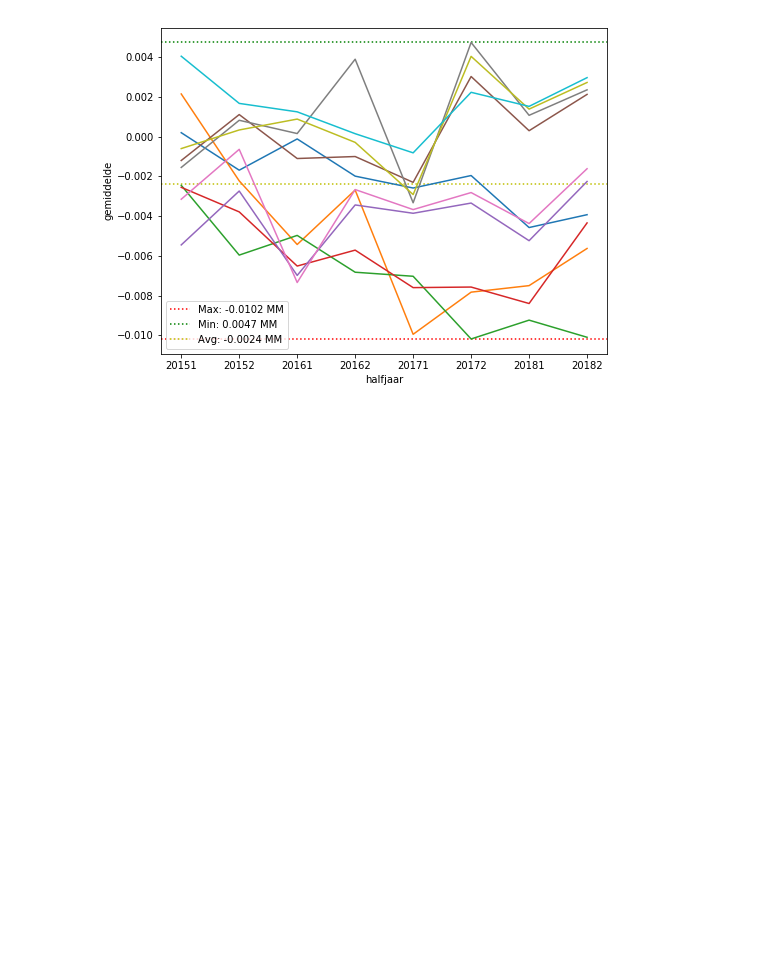
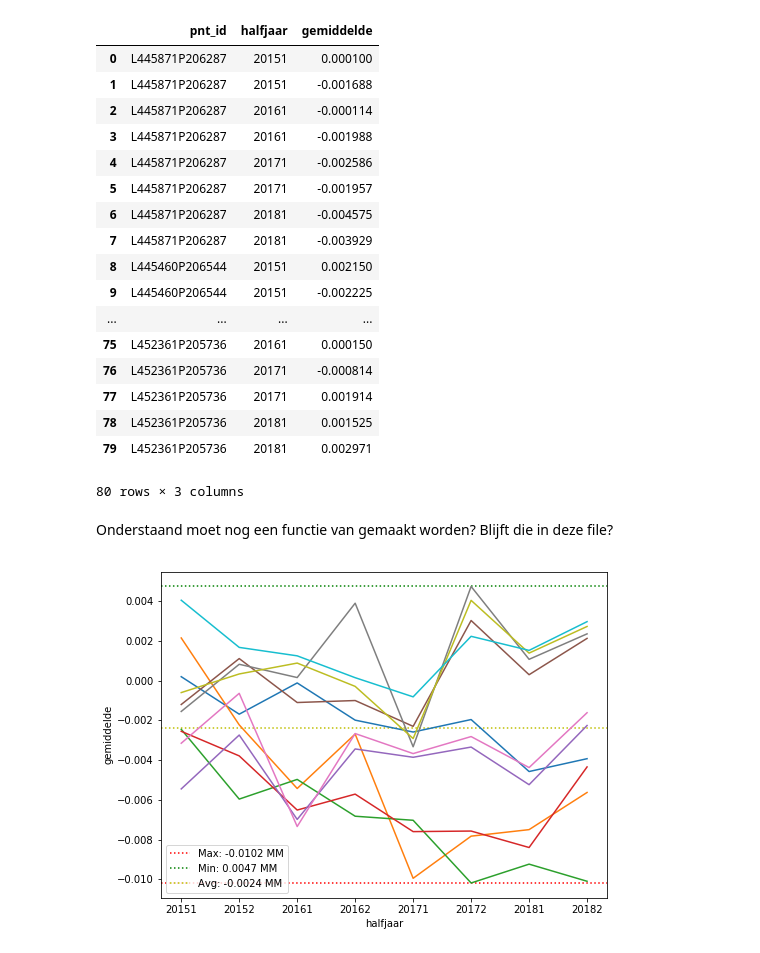
Before and after one commit to Jellybean12/Groepje-C3, a Jupyter notebook: gemiddelde_daling_per_halfjaar.ipynb, the cells around one changed output. Cells and saved outputs as stored; diff of their text form; code cells hidden in the pictures; blank space fills up the shorter version.

```diff
--- a/gemiddelde_daling_per_halfjaar.ipynb
+++ b/gemiddelde_daling_per_halfjaar.ipynb
@@ -8,6 +8,5 @@ import math
 import matplotlib.pyplot as plt
 # %%
 engine = create_engine('postgresql://postgres:Welkom01!@10.30.1.10:5432/POC')
-#query = "SELECT * FROM meting WHERE pnt_id = 'L445871P206287' OR pnt_id = 'L445561P206558'"
-query = """SELECT * FROM meting WHERE pnt_id IN (SELECT pnt_id FROM locatie WHERE locatie = 'Hammerflier' LIMIT 10) AND meting !='0'"""
+query = """SELECT * FROM meting WHERE pnt_id IN (SELECT pnt_id FROM locatie WHERE locatie = 'Hammerflier' LIMIT 10)"""
 df = pd.read_sql(query, engine)
@@ -35,3 +12,0 @@ None
-# %%
-# Dit moet eigenlijk ook nog in de grote functie
-df['datum'] = pd.to_datetime(df['datum'])
@@ -68,4 +12,0 @@ data.head(10)
-# %%
-for pnt_id in df.pnt_id.unique():
-    y = data['gemiddelde'].loc[data['pnt_id'] == pnt_id]
-    x= data['halfjaar']
@@ -110,0 +25,42 @@ ValueError: x and y must have same first dimension, but have shapes (80,) and (8
+# %%
+def per_unique_point_average_half_year (bigdataframe) :
+    """Returnt een dataframe met per uniek pnt_id van de meegegeven dataframe per halfjaar het
+    gemiddelde van de metingen van dat punt."""
+    dataframe = bigdataframe[:]
+
+    # De waardes in de datum kolom worden omgezet naar datetime
+    dataframe['datum'] = pd.to_datetime(dataframe['datum'])
+    # De eerste (0-)meting van elk uniek pnt_id wordt uit de dataframe gehaald
+    dataframe = remove_first_measurement(dataframe)
+
+    result = pd.DataFrame(columns=['pnt_id', 'halfjaar', 'gemiddelde'])
+
+    # Voor elk uniek punt dat voorkomt in de meegegeven dataframe, wordt een dataframe gemaakt met per halfjaar het
+    # gemiddelde van alle metingen van dat punt in dat halfjaar. Telkens wordt deze 'kleine' dataframe aan de grote,
+    # resulterende dataframe toegevoegd.
+    for pnt_id in dataframe.pnt_id.unique():
+        mini = average_measurement_per_half_year(dataframe.loc[dataframe['pnt_id'] == pnt_id], pnt_id)
+        result = result.append(mini, ignore_index = True)
+    return result
+# %%
+data = per_unique_point_average_half_year(df)
+data
+# %% [output]
+|  | pnt_id | halfjaar | gemiddelde |
+| 0 | L445871P206287 | 20151 | 0.000100 |
+| 1 | L445871P206287 | 20151 | -0.001688 |
+| 2 | L445871P206287 | 20161 | -0.000114 |
+| 3 | L445871P206287 | 20161 | -0.001988 |
+| 4 | L445871P206287 | 20171 | -0.002586 |
+| 5 | L445871P206287 | 20171 | -0.001957 |
+| 6 | L445871P206287 | 20181 | -0.004575 |
+| 7 | L445871P206287 | 20181 | -0.003929 |
+| 8 | L445460P206544 | 20151 | 0.002150 |
+| 9 | L445460P206544 | 20151 | -0.002225 |
+| ... | ... | ... | ... |
+| 75 | L452361P205736 | 20161 | 0.000150 |
+| 76 | L452361P205736 | 20171 | -0.000814 |
+| 77 | L452361P205736 | 20171 | 0.001914 |
+| 78 | L452361P205736 | 20181 | 0.001525 |
+| 79 | L452361P205736 | 20181 | 0.002971 |
+80 rows × 3 columns
@@ -111,3 +122,6 @@ ValueError: x and y must have same first dimension, but have shapes (80,) and (8
+# %% [markdown]
+Onderstaand moet nog een functie van gemaakt worden?
+Blijft die in deze file?
 # %%
 import seaborn as sns
 minim = data['gemiddelde'].min()
```
Also changed, not shown: parts of 13 cells of this notebook, 1 other file.
